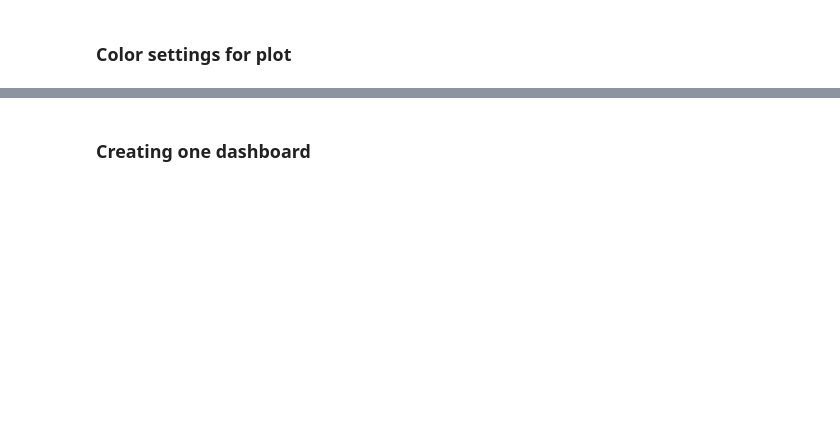
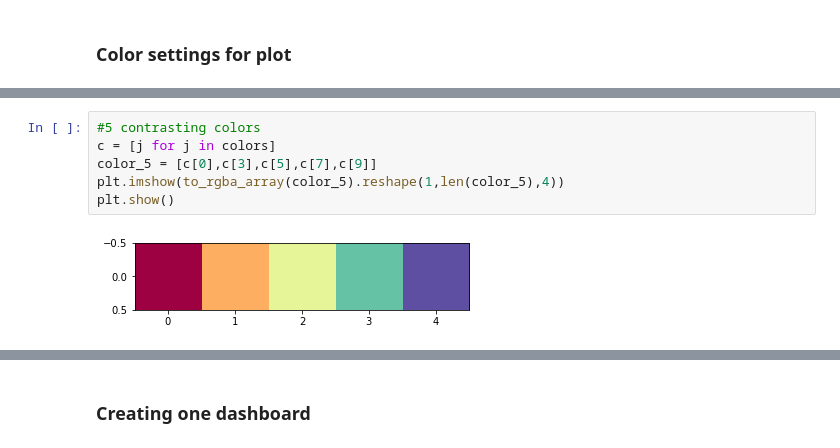
Before and after one commit to keesvanginkel/europe_flood_road_disruption, a Jupyter notebook: visualisations/Dashboard.ipynb, the cells around one changed output, grey strips where cells are left out. Saved outputs shown, nothing was run; the diff lists cells and outputs as text; blank space fills up the shorter version.

Commit message:
Add main visualisation to the repo

```diff
--- a/visualisations/Dashboard.ipynb
+++ b/visualisations/Dashboard.ipynb
@@ -202,2 +224,10 @@ plt.show()
 # %% [output]
 [figure]
+# %%
+#5 contrasting colors
+c = [j for j in colors]
+color_5 = [c[0],c[3],c[5],c[7],c[9]]
+plt.imshow(to_rgba_array(color_5).reshape(1,len(color_5),4))
+plt.show()
+# %% [output]
+[figure, added]
```
Also changed, not shown: parts of 17 cells of this notebook, 6 other files.
